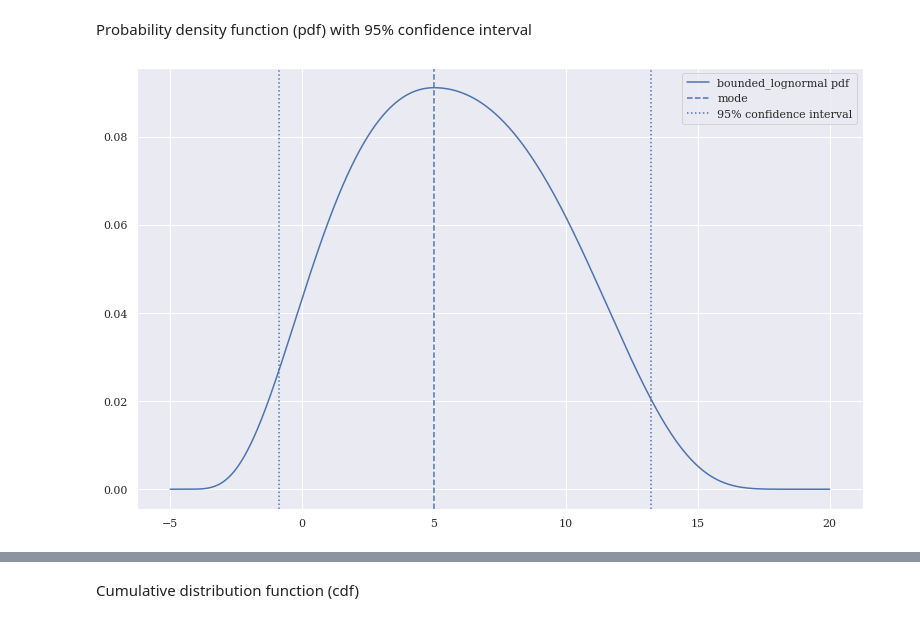
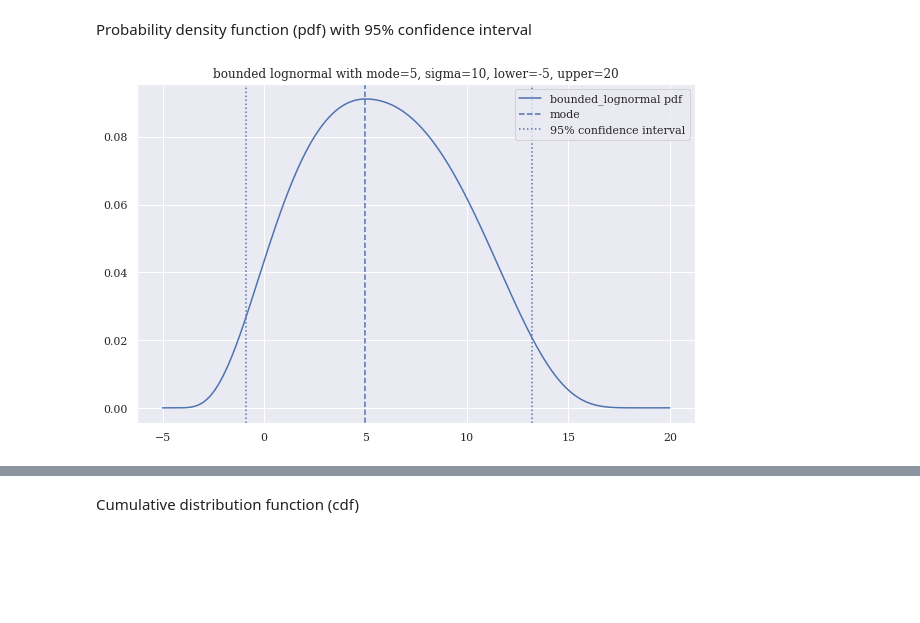
Before and after one commit to tedteske/bounded_lognorm, a Jupyter notebook: bounded_lognorm.ipynb, the cells around one changed output, grey strips where cells are left out. Drawn from its saved outputs; the diff is of its cells as text; code cells hidden in the pictures; blank space fills up the shorter version.

```diff
--- a/bounded_lognorm.ipynb
+++ b/bounded_lognorm.ipynb
@@ -106,7 +106,7 @@ import seaborn as sns
 
 sns.set(style='darkgrid')
 plt.rcParams["font.family"] = "serif"
-plt.rcParams["figure.figsize"] = [13, 13/1.6]
+plt.rcParams["figure.figsize"] = [10, 10/1.6]
 
 
 def lognorm_pdf(x, mu_N, sigma_N):
@@ -131,7 +131,7 @@ def lognorm_pdf(x, mu_N, sigma_N):
     i = np.nonzero(x>0)
 
     # Applies lonormal pdf to positive elements.
-    # All other evaluate to 0.
+    # All others evaluate to 0.
     y = np.zeros(len(x))
     y[i] = 1 / (x[i] * sigma_N * np.sqrt(2 * np.pi)) \
         * np.exp(-(np.log(x[i]) - mu_N)**2 / (2 * sigma_N**2))
@@ -362,13 +362,17 @@ class bounded_lognorm_gen(rv_continuous):
                      upper,
                      self._ppf(p, mode, sigma, lower, upper))
 
-        '''# converts to numpy array if p is a scalar or list
+        '''
+        # This is an alternate way, but appears to be slightly slower.
+        #
+        # converts to numpy array if p is a scalar or list
         if not isinstance(p, (pd.core.series.Series, np.ndarray)):
             p = np.array([p])
 
         y = np.zeros(len(p))
         y[p<1] = self._ppf(p[p<1], mode, sigma, lower, upper)
-        y[p>=1] = upper'''
+        y[p>=1] = upper
+        '''
         return y
 
     def concat_pdf(self, x, mode, sigma, upper):
@@ -412,21 +448,25 @@ Probability density function (pdf) with 95% confidence interval
 # %%
 mode, sigma = 5, 10
 lower, upper = -5, 20
 
 x = np.linspace(lower, upper, 1000)
 y = bounded_lognorm.pdf(x, mode, sigma, lower, upper)
 sns.lineplot(x, y, label='bounded_lognormal pdf')
 plt.axvline(mode, ymin=0, linestyle='dashed', label='mode')
 
 interval = bounded_lognorm.interval(0.95, mode, sigma, lower, upper)
 plt.axvline(interval[0], ymin=0, linestyle='dotted',
             label='95% confidence interval')
 plt.axvline(interval[1], ymin=0, linestyle='dotted')
-
+title = ('bounded lognormal with mode=' + str(mode) +
+          ', sigma=' + str(sigma) +
+          ', lower=' + str(lower) +
+          ', upper=' + str(upper))
+plt.title(title)
 plt.legend()
 plt.show()
 # %% [output]
-[figure, old version]
+[figure, new version]
 # %%
 %timeit -r 3 bounded_lognorm.pdf(x, mode, sigma, lower, upper)
 # %% [output]
```
Also changed, not shown: parts of 21 cells of this notebook.
